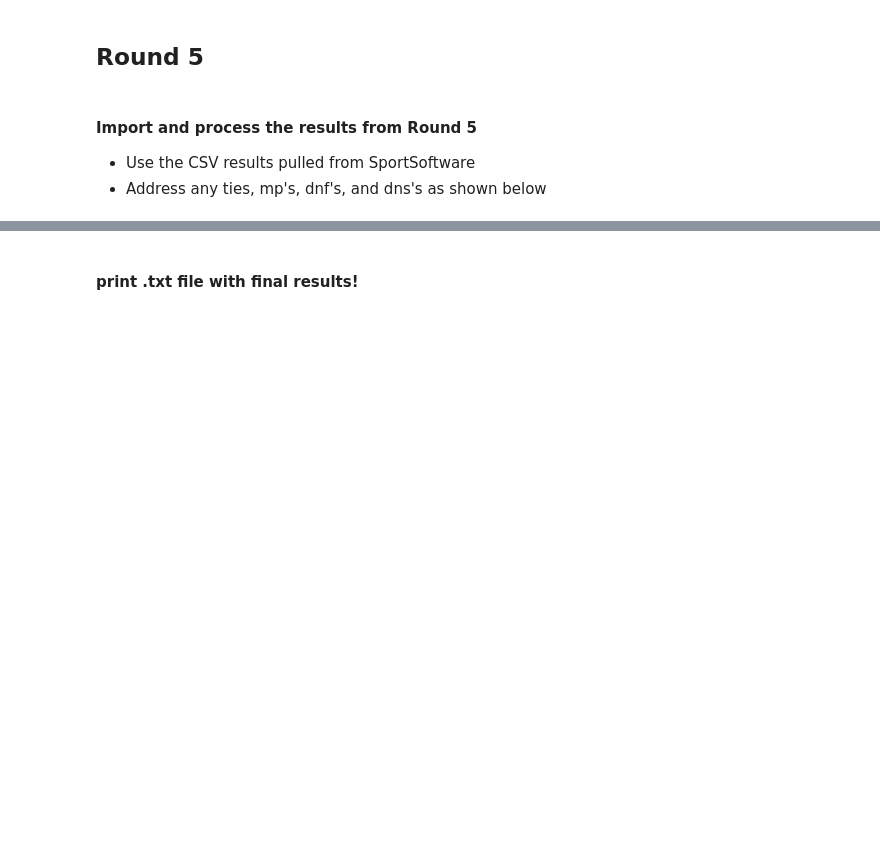
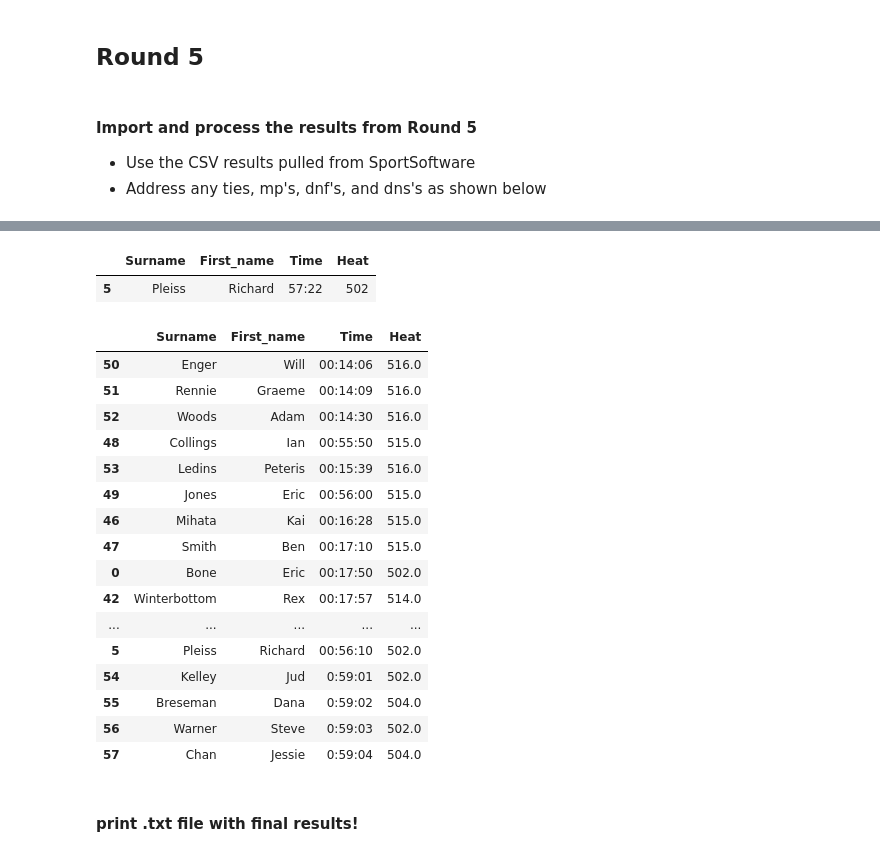
Before and after one commit to gcnuss/SART_Automation, a Jupyter notebook: 2018_SART_58.ipynb, the cells around one changed output, grey strips where cells are left out. Saved outputs shown, nothing was run; the diff lists cells and outputs as text; code cells hidden in the pictures; blank space fills up the shorter version.

```diff
--- a/2018_SART_58.ipynb
+++ b/2018_SART_58.ipynb
@@ -847,2 +910,9 @@ r5_results.info()
+# %%
+r5_results[r5_results['First_name']=='Richard']
+# %% [output]
+|  | Surname | First_name | Time | Heat |
+| 5 | Pleiss | Richard | 57:22 | 502 |
+# %%
+r5_results['Time'] = r5_results['Time'].apply(lambda x: '00:{}'.format(x))
 # %%
 #break ties:
@@ -881,3 +953,23 @@ r5_results[r5_results['First_name']=='Matthew']
+# %%
+r5_results
+# %% [output]
+|  | Surname | First_name | Time | Heat |
+| 50 | Enger | Will | 00:14:06 | 516.0 |
+| 51 | Rennie | Graeme | 00:14:09 | 516.0 |
+| 52 | Woods | Adam | 00:14:30 | 516.0 |
+| 48 | Collings | Ian | 00:55:50 | 515.0 |
+| 53 | Ledins | Peteris | 00:15:39 | 516.0 |
+| 49 | Jones | Eric | 00:56:00 | 515.0 |
+| 46 | Mihata | Kai | 00:16:28 | 515.0 |
+| 47 | Smith | Ben | 00:17:10 | 515.0 |
+| 0 | Bone | Eric | 00:17:50 | 502.0 |
+| 42 | Winterbottom | Rex | 00:17:57 | 514.0 |
+| ... | ... | ... | ... | ... |
+| 5 | Pleiss | Richard | 00:56:10 | 502.0 |
+| 54 | Kelley | Jud | 0:59:01 | 502.0 |
+| 55 | Breseman | Dana | 0:59:02 | 504.0 |
+| 56 | Warner | Steve | 0:59:03 | 502.0 |
+| 57 | Chan | Jessie | 0:59:04 | 504.0 |
 # %% [markdown]
 #### print .txt file with final results!
 # %%
```
Also changed, not shown: parts of 19 cells of this notebook.
